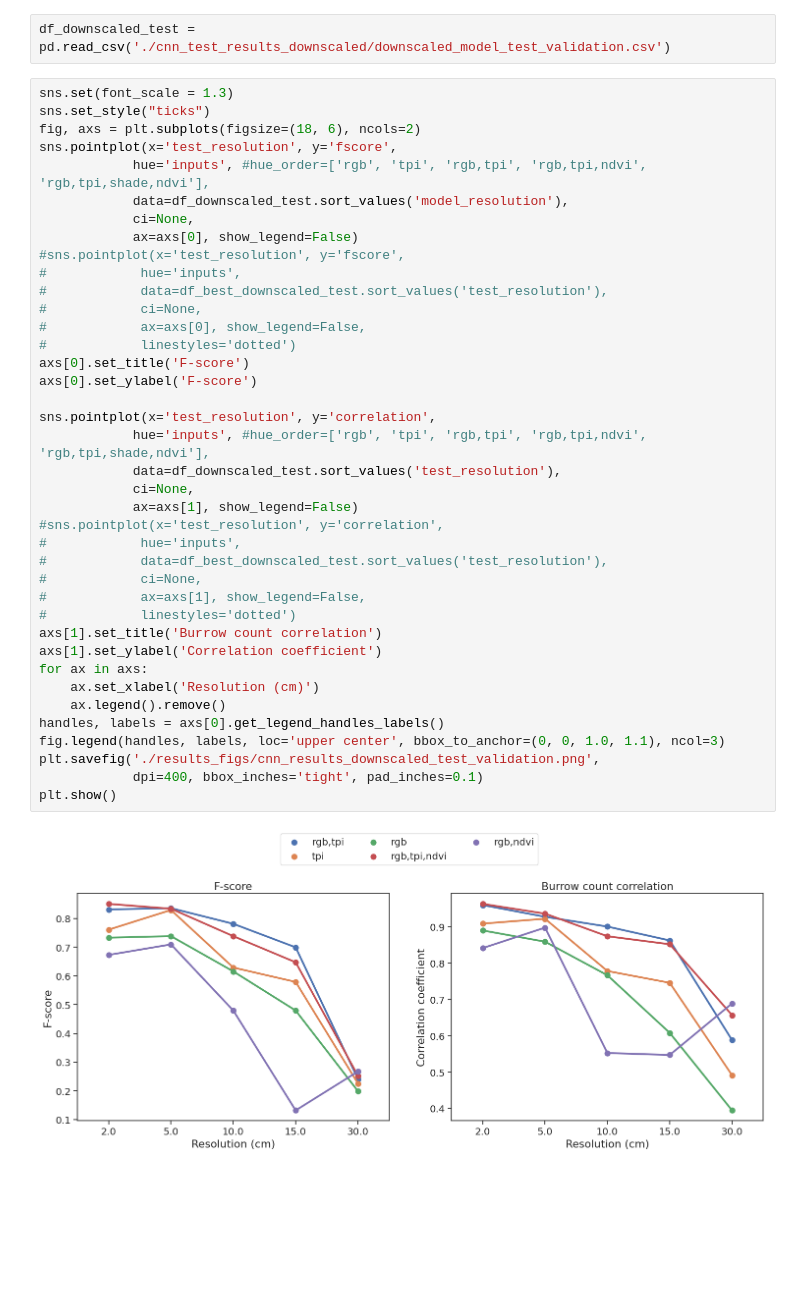
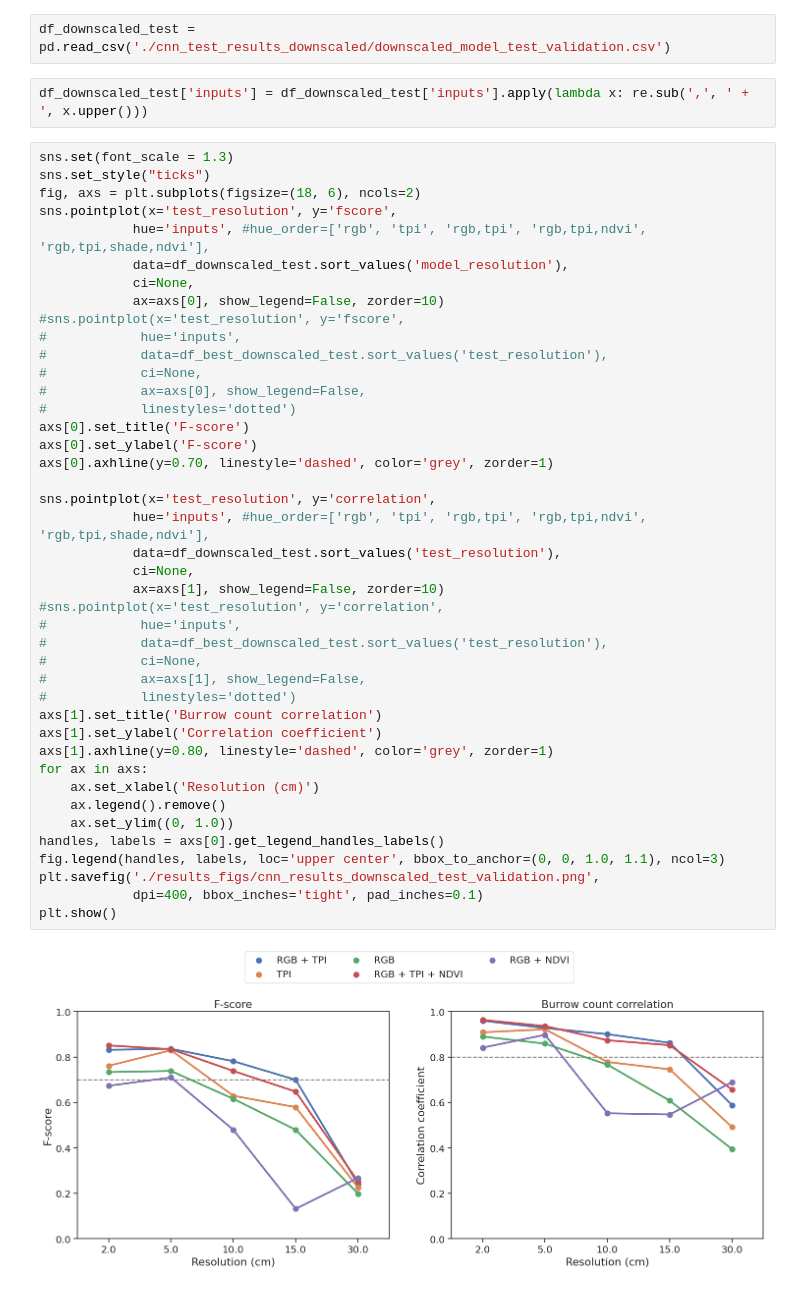
Before and after one commit to kearney-sp/cper_pdog, a Jupyter notebook: cnn_seg_results.ipynb, the cells around one changed output. Saved outputs shown, nothing was run; the diff lists cells and outputs as text; blank space fills up the shorter version.

```diff
--- a/cnn_seg_results.ipynb
+++ b/cnn_seg_results.ipynb
@@ -327,5 +328,7 @@ df_bbox_gt_pred_smry.round(2)
 # %%
 df_downscaled_test = pd.read_csv('./cnn_test_results_downscaled/downscaled_model_test_validation.csv')
+# %%
+df_downscaled_test['inputs'] = df_downscaled_test['inputs'].apply(lambda x: re.sub(',', ' + ', x.upper()))
 # %%
 sns.set(font_scale = 1.3)
 sns.set_style("ticks")
@@ -334,36 +337,39 @@ sns.pointplot(x='test_resolution', y='fscore',
             hue='inputs', #hue_order=['rgb', 'tpi', 'rgb,tpi', 'rgb,tpi,ndvi', 'rgb,tpi,shade,ndvi'],
             data=df_downscaled_test.sort_values('model_resolution'),
             ci=None,
-            ax=axs[0], show_legend=False)
+            ax=axs[0], show_legend=False, zorder=10)
 #sns.pointplot(x='test_resolution', y='fscore',
 #            hue='inputs',
 #            data=df_best_downscaled_test.sort_values('test_resolution'),
 #            ci=None,
 #            ax=axs[0], show_legend=False,
 #            linestyles='dotted')
 axs[0].set_title('F-score')
 axs[0].set_ylabel('F-score')
+axs[0].axhline(y=0.70, linestyle='dashed', color='grey', zorder=1)
 
 sns.pointplot(x='test_resolution', y='correlation',
             hue='inputs', #hue_order=['rgb', 'tpi', 'rgb,tpi', 'rgb,tpi,ndvi', 'rgb,tpi,shade,ndvi'],
             data=df_downscaled_test.sort_values('test_resolution'),
             ci=None,
-            ax=axs[1], show_legend=False)
+            ax=axs[1], show_legend=False, zorder=10)
 #sns.pointplot(x='test_resolution', y='correlation',
 #            hue='inputs',
 #            data=df_best_downscaled_test.sort_values('test_resolution'),
 #            ci=None,
 #            ax=axs[1], show_legend=False,
 #            linestyles='dotted')
 axs[1].set_title('Burrow count correlation')
 axs[1].set_ylabel('Correlation coefficient')
+axs[1].axhline(y=0.80, linestyle='dashed', color='grey', zorder=1)
 for ax in axs:
     ax.set_xlabel('Resolution (cm)')
     ax.legend().remove()
+    ax.set_ylim((0, 1.0))
 handles, labels = axs[0].get_legend_handles_labels()
 fig.legend(handles, labels, loc='upper center', bbox_to_anchor=(0, 0, 1.0, 1.1), ncol=3)
 plt.savefig('./results_figs/cnn_results_downscaled_test_validation.png',
             dpi=400, bbox_inches='tight', pad_inches=0.1)
 plt.show()
 # %% [output]
-[figure, old version]
+[figure, new version]
```
Also changed, not shown: parts of 10 cells of this notebook, 23 other files.
